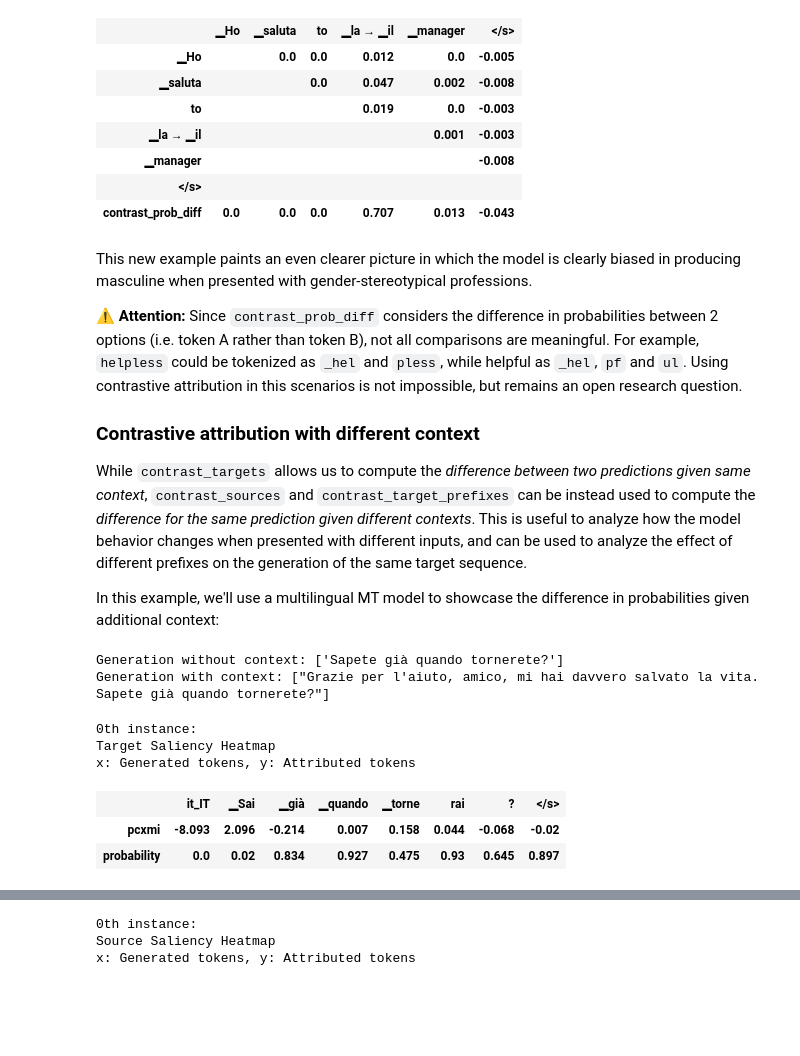
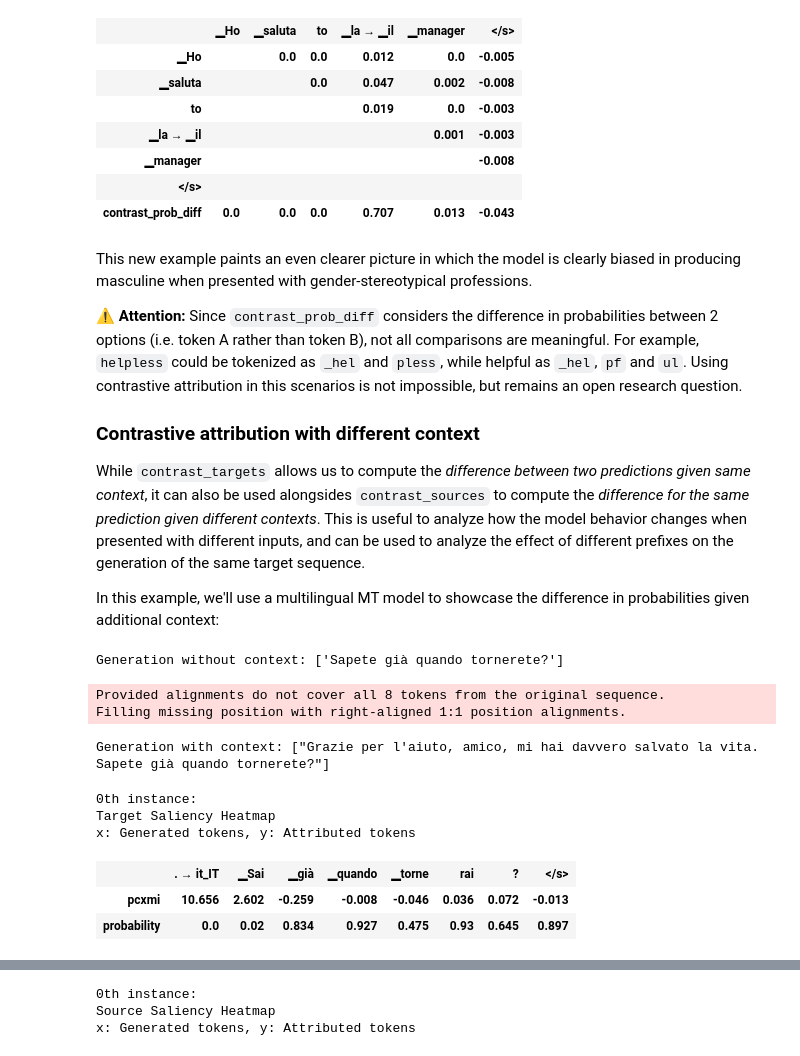
Before and after one commit to inseq-team/inseq, a Jupyter notebook: examples/inseq_tutorial.ipynb, the cells around one changed output, grey strips where cells are left out. Cells and saved outputs as stored; diff of their text form; code cells hidden in the pictures; blank space fills up the shorter version.

Commit message:
Remove contrast_target_prefixes from contrastive step functions (#224)

```diff
--- a/examples/inseq_tutorial.ipynb
+++ b/examples/inseq_tutorial.ipynb
@@ -565,44 +565,46 @@ This new example paints an even clearer picture in which the model is clearly bi
 
 ### Contrastive attribution with different context
 
-While `contrast_targets` allows us to compute the *difference between two predictions given same context*, `contrast_sources` and `contrast_target_prefixes` can be instead used to compute the *difference for the same prediction given different contexts*. This is useful to analyze how the model behavior changes when presented with different inputs, and can be used to analyze the effect of different prefixes on the generation of the same target sequence.
+While `contrast_targets` allows us to compute the *difference between two predictions given same context*, it can also be used alongsides `contrast_sources` to compute the *difference for the same prediction given different contexts*. This is useful to analyze how the model behavior changes when presented with different inputs, and can be used to analyze the effect of different prefixes on the generation of the same target sequence.
 
 In this example, we'll use a multilingual MT model to showcase the difference in probabilities given additional context:
 # %%
 import inseq
 
 # Use "dummy" to extract only step scores without attributions
 model = inseq.load_model(
     "facebook/mbart-large-50-one-to-many-mmt",
     "dummy",
     # These arguments are used by Huggingface to specify the source and target languages used by the model
     tokenizer_kwargs={"src_lang": "en_XX", "tgt_lang": "it_IT"},
 )
 
 source_without_context = "Do you already know when you'll be back?"
 source_with_context = "Thank you for your help, my friend, you really saved my life. Do you already know when you'll be back?"
 
 print("Generation without context:", model.generate(source_without_context, forced_bos_token_id=model.tokenizer.lang_code_to_id["it_IT"]))
 print("Generation with context:", model.generate(source_with_context, forced_bos_token_id=model.tokenizer.lang_code_to_id["it_IT"]))
 
 out = model.attribute(
     source_without_context,
     "Sai già quando tornerai?",
     contrast_sources=source_with_context,
-    contrast_target_prefixes="Grazie per il tuo aiuto, mi hai davvero salvato la vita.",
+    contrast_targets="Grazie per il tuo aiuto, mi hai davvero salvato la vita. Sai già quando tornerai?",
     attribute_target=True,
     # We also visualize the score used as target using the same function as step score
     step_scores=["pcxmi", "probability"]
 )
 
 out.show()
 # %% [output]
 Generation without context: ['Sapete già quando tornerete?']
-Generation with context: ["Grazie per l'aiuto, amico, mi hai davvero salvato la vita. Sapete già quando tornerete?"]
-0th instance:
-Target Saliency Heatmap
-x: Generated tokens, y: Attributed tokens
+Provided alignments do not cover all 8 tokens from the original sequence.
+Filling missing position with right-aligned 1:1 position alignments.
+Generation with context: ["Grazie per l'aiuto, amico, mi hai davvero salvato la vita. Sapete già quando tornerete?"]
+0th instance:
+Target Saliency Heatmap
+x: Generated tokens, y: Attributed tokens
-|  | it_IT | ▁Sai | ▁già | ▁quando | ▁torne | rai | ? | </s> |
-| pcxmi | -8.093 | 2.096 | -0.214 | 0.007 | 0.158 | 0.044 | -0.068 | -0.02 |
+|  | . → it_IT | ▁Sai | ▁già | ▁quando | ▁torne | rai | ? | </s> |
+| pcxmi | 10.656 | 2.602 | -0.259 | -0.008 | -0.046 | 0.036 | 0.072 | -0.013 |
 | probability | 0.0 | 0.02 | 0.834 | 0.927 | 0.475 | 0.93 | 0.645 | 0.897 |
 # %% [markdown]
```
Also changed, not shown: parts of 1 cell of this notebook, 9 other files.
